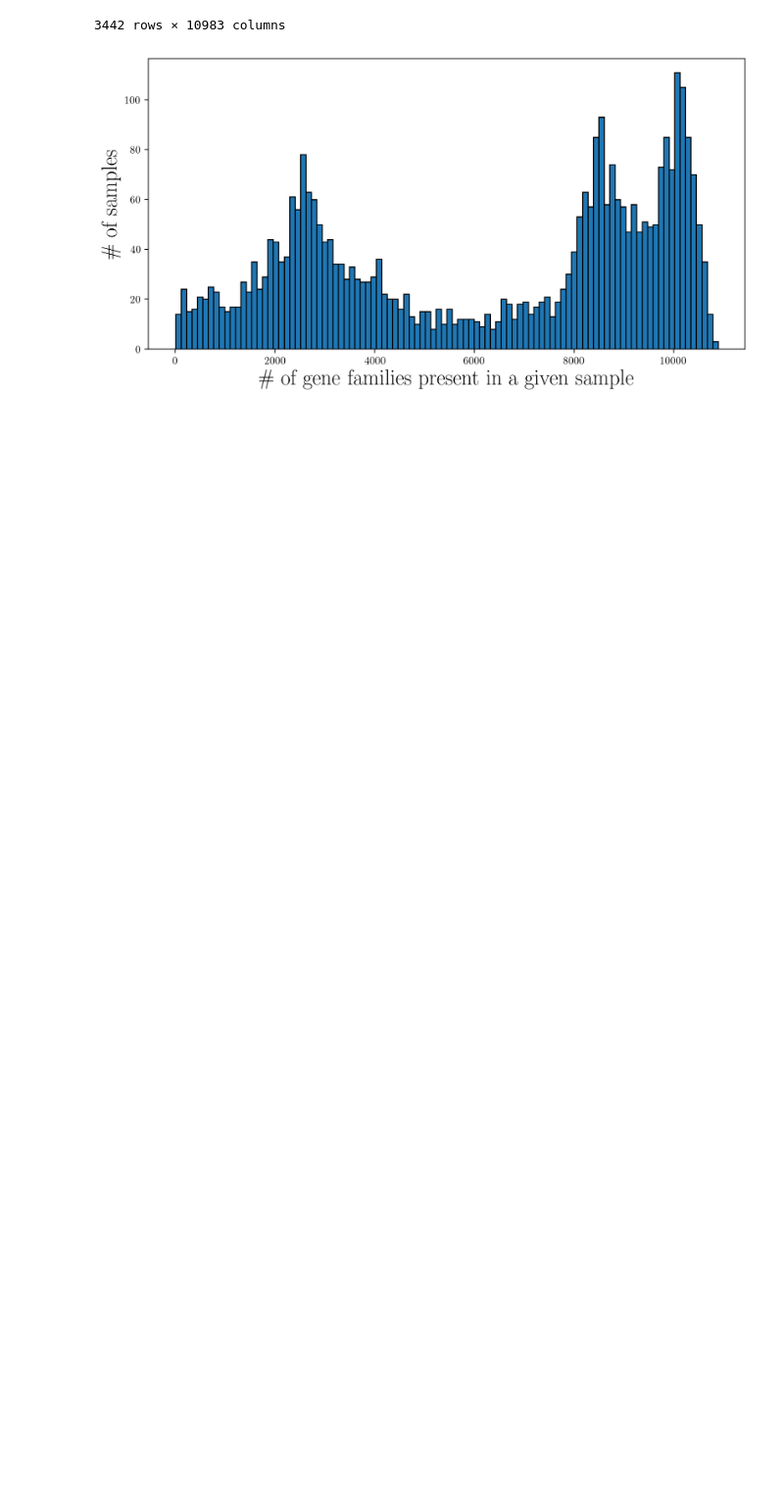
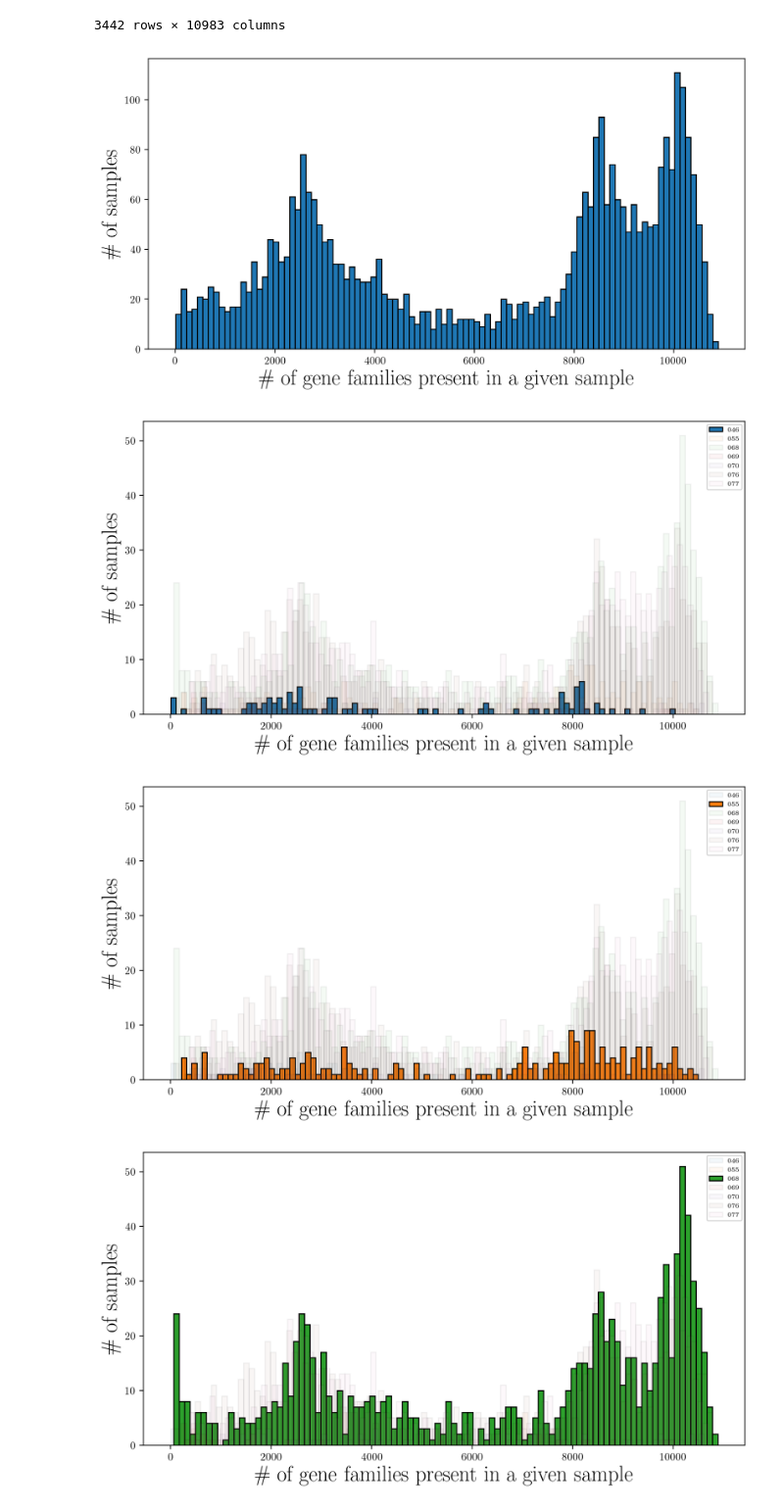
Before and after one commit to danielchang2002/MAGIC, a Jupyter notebook: src/plot_gene_richness.ipynb, the cells around one changed output. Shown at 98% size. Cells and saved outputs as stored; diff of their text form; code cells hidden in the pictures; blank space fills up the shorter version.

```diff
--- a/src/plot_gene_richness.ipynb
+++ b/src/plot_gene_richness.ipynb
@@ -43,3 +44,29 @@ plt.ylabel("\# of samples", fontsize=20)
 plt.show()
 # %% [output]
 [figure]
+# %%
+metadata = pd.read_csv(os.path.join(config.CLEAN_DIR, "metadata.tsv"), sep="\t", index_col=0)
+# %%
+metadata["Sequencing_Project_num"] = metadata["Sequencing_Project"].apply(lambda x : x.split("_")[2])
+# %%
+gene_presence = (gene_families_clean > 0)
+
+
+for bold_project in np.unique(metadata["Sequencing_Project_num"]):
+    plt.figure(figsize=(10, 5), dpi=200, facecolor="white")
+    for project in np.unique(metadata["Sequencing_Project_num"]):
+        counts = gene_presence[metadata["Sequencing_Project_num"] == project].sum(axis=1)
+
+        alpha = 1 if project == bold_project else 0.05
+        plt.hist(counts, bins=100, edgecolor="black", alpha=alpha, label=project.replace("_", "\_"))
+
+    plt.legend(fontsize=6)
+
+    plt.xlabel("\# of gene families present in a given sample", fontsize=20)
+    plt.ylabel("\# of samples", fontsize=20)
+
+    plt.savefig(os.path.join(config.FIGURE_DIR,  f"gene_richness_{bold_project}.png"), transparent=False)
+# %% [output]
+[figure, added]
+[figure, added]
+[figure, added]
```
Also changed, not shown: parts of 6 cells of this notebook, 8 other files.
